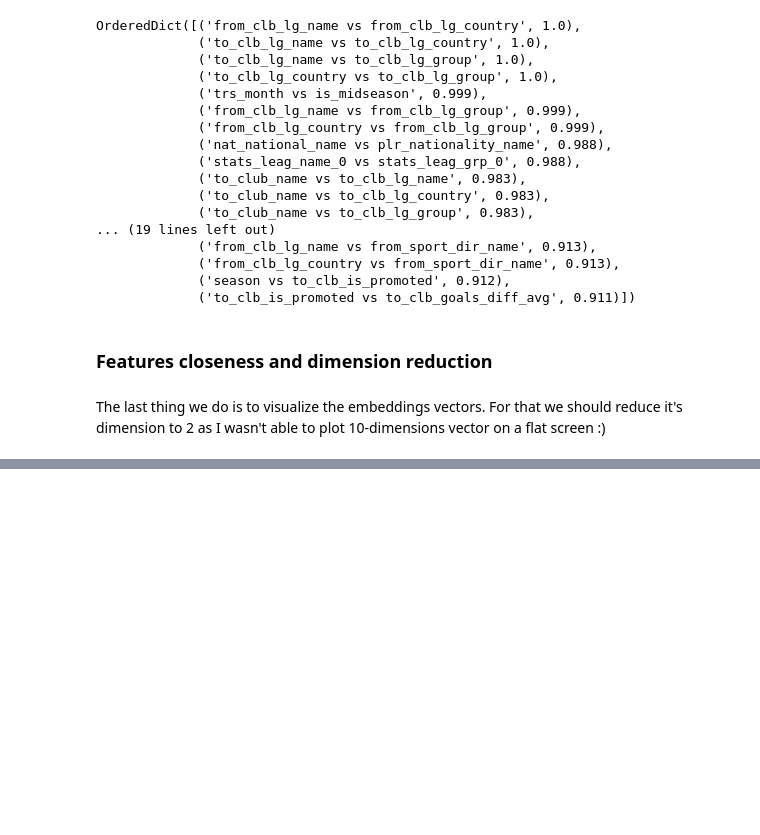
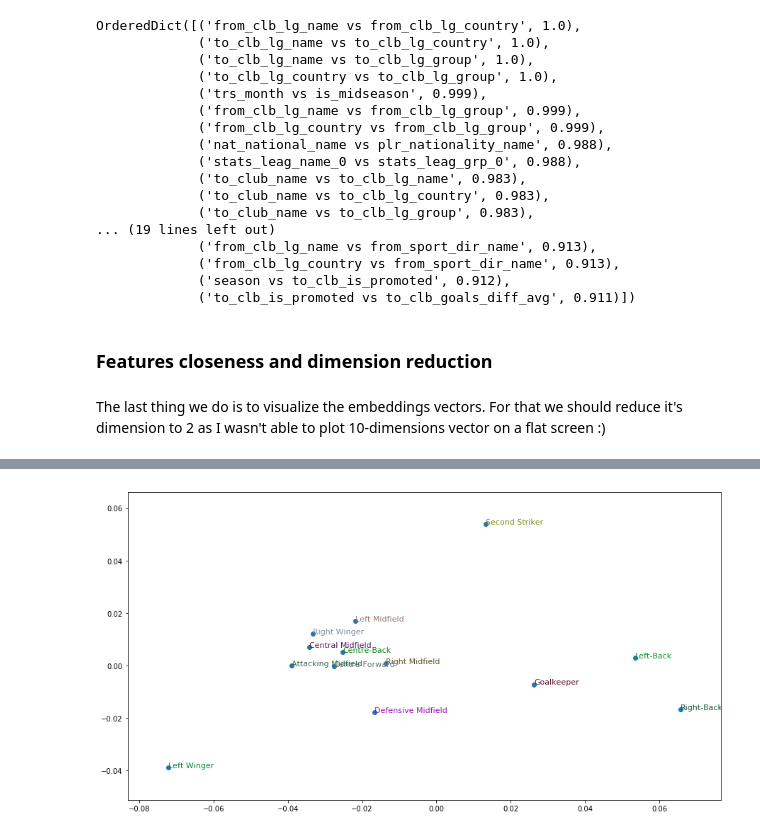
Before and after one commit to Pak911/football-transfers-explore, a Jupyter notebook: 06-main_dendrogram-and-dem-red.ipynb, the cells around one changed output, grey strips where cells are left out. Drawn from its saved outputs; the diff is of its cells as text; code cells hidden in the pictures; blank space fills up the shorter version.

```diff
--- a/06-main_dendrogram-and-dem-red.ipynb
+++ b/06-main_dendrogram-and-dem-red.ipynb
@@ -163,0 +176,4 @@ plot_2d_emb(emb_map=redc_emb_map, feature='from_clb_lg_name', top_x=30)
+# %%
+plot_2d_emb(emb_map=redc_emb_map, feature='plr_position_0', top_x=13)
+# %% [output]
+[figure, added]
```
Also changed, not shown: parts of 6 cells of this notebook.
